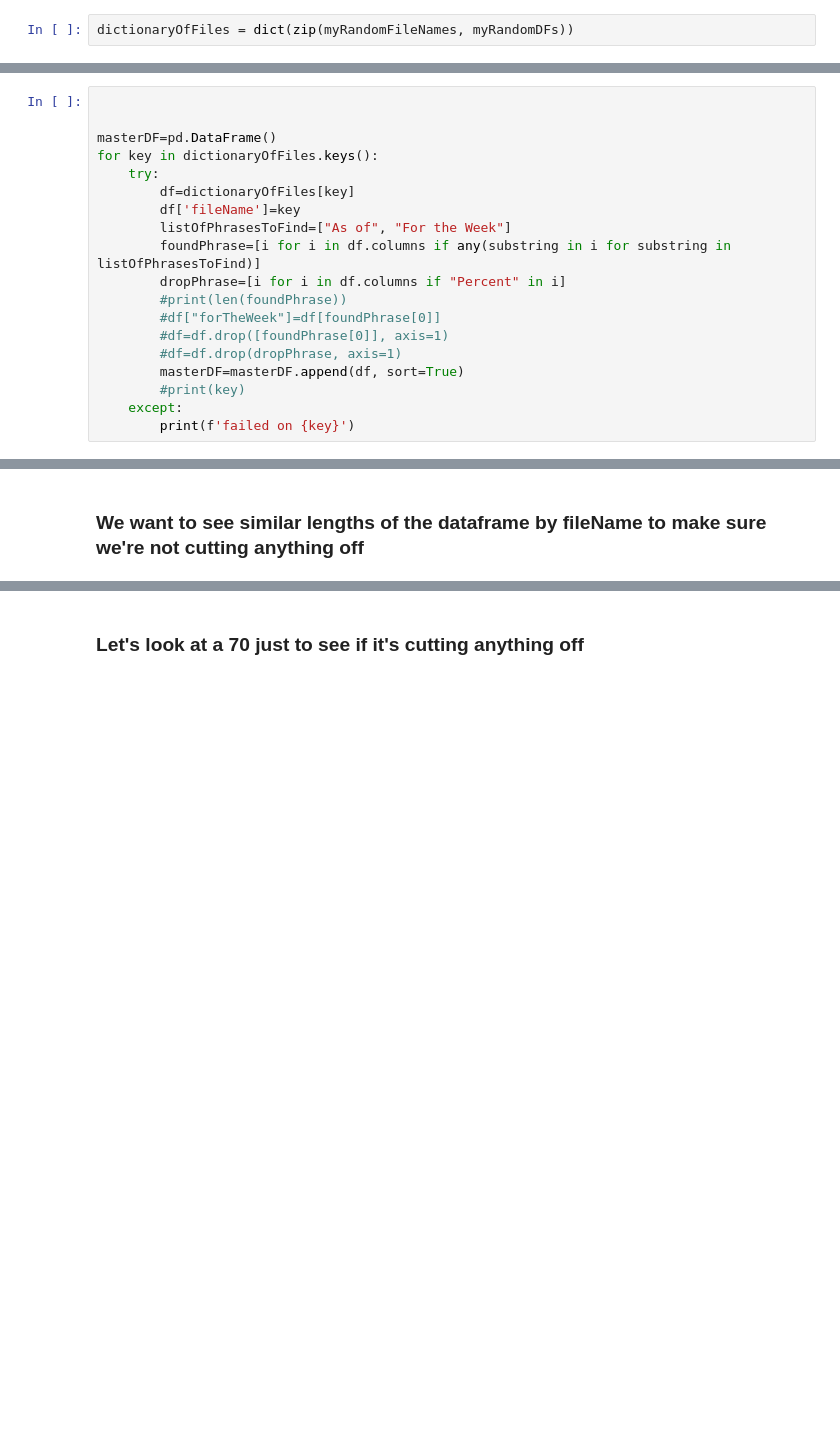
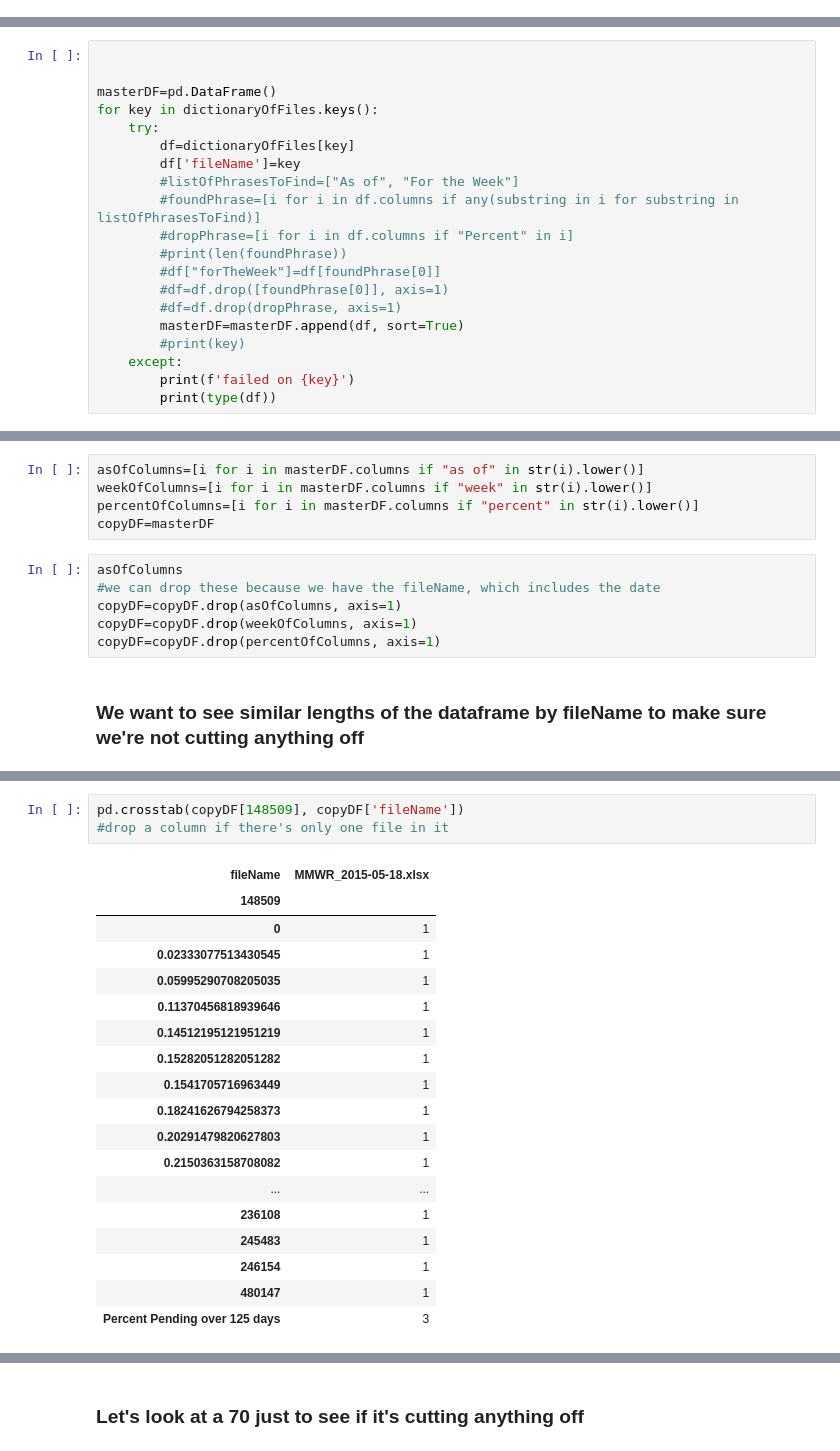
Before and after one commit to abigailhaddad/vbaData, a Jupyter notebook: main.ipynb, the cells around one changed output, grey strips where cells are left out. Cells and saved outputs as stored; diff of their text form; blank space fills up the shorter version.

Commit message:
-fixing some column names in the encrypted files

```diff
--- a/main.ipynb
+++ b/main.ipynb
@@ -204,5 +229,3 @@ worked2
-# %%
-dictionaryOfFiles = dict(zip(myRandomFileNames, myRandomDFs))
 # %% [markdown]
 ### Append Into Master DF
 # %%
@@ -213,9 +236,9 @@ for key in dictionaryOfFiles.keys():
     try:
         df=dictionaryOfFiles[key]
         df['fileName']=key
-        listOfPhrasesToFind=["As of", "For the Week"]
-        foundPhrase=[i for i in df.columns if any(substring in i for substring in listOfPhrasesToFind)]
-        dropPhrase=[i for i in df.columns if "Percent" in i]
+        #listOfPhrasesToFind=["As of", "For the Week"]
+        #foundPhrase=[i for i in df.columns if any(substring in i for substring in listOfPhrasesToFind)]
+        #dropPhrase=[i for i in df.columns if "Percent" in i]
         #print(len(foundPhrase))
         #df["forTheWeek"]=df[foundPhrase[0]]
         #df=df.drop([foundPhrase[0]], axis=1)
@@ -224,4 +247,5 @@ for key in dictionaryOfFiles.keys():
         #print(key)
     except:
         print(f'failed on {key}')
+        print(type(df))
 # %% [output]
@@ -276,2 +276,13 @@ Index([' Pending', ' Pending.1', ' Rating Cases Pending',
+# %%
+asOfColumns=[i for i in masterDF.columns if "as of" in str(i).lower()]
+weekOfColumns=[i for i in masterDF.columns if "week" in str(i).lower()]
+percentOfColumns=[i for i in masterDF.columns if "percent" in str(i).lower()]
+copyDF=masterDF
+# %%
+asOfColumns
+#we can drop these because we have the fileName, which includes the date
+copyDF=copyDF.drop(asOfColumns, axis=1)
+copyDF=copyDF.drop(weekOfColumns, axis=1)
+copyDF=copyDF.drop(percentOfColumns, axis=1)
 # %% [markdown]
 ### We want to see similar lengths of the dataframe by fileName to make sure we're not cutting anything off
@@ -277,0 +309,22 @@ Index([' Pending', ' Pending.1', ' Rating Cases Pending',
+# %%
+pd.crosstab(copyDF[148509], copyDF['fileName'])
+#drop a column if there's only one file in it
+# %% [output]
+| fileName | MMWR_2015-05-18.xlsx |
+| 148509 |  |
+| 0 | 1 |
+| 0.02333077513430545 | 1 |
+| 0.05995290708205035 | 1 |
+| 0.11370456818939646 | 1 |
+| 0.14512195121951219 | 1 |
+| 0.15282051282051282 | 1 |
+| 0.1541705716963449 | 1 |
+| 0.18241626794258373 | 1 |
+| 0.20291479820627803 | 1 |
+| 0.2150363158708082 | 1 |
+| ... | ... |
+| 236108 | 1 |
+| 245483 | 1 |
+| 246154 | 1 |
+| 480147 | 1 |
+| Percent Pending over 125 days | 3 |
```
Also changed, not shown: parts of 12 cells of this notebook.
